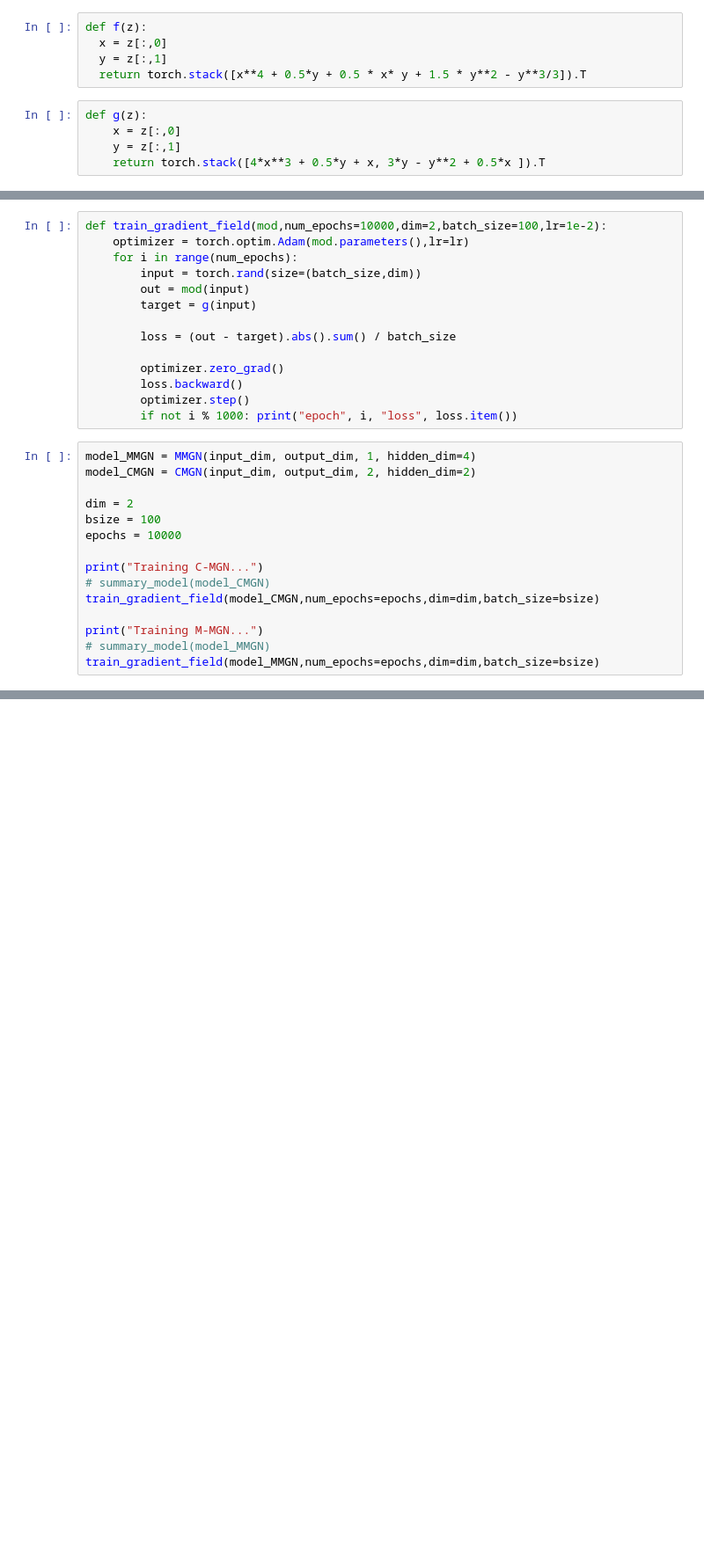
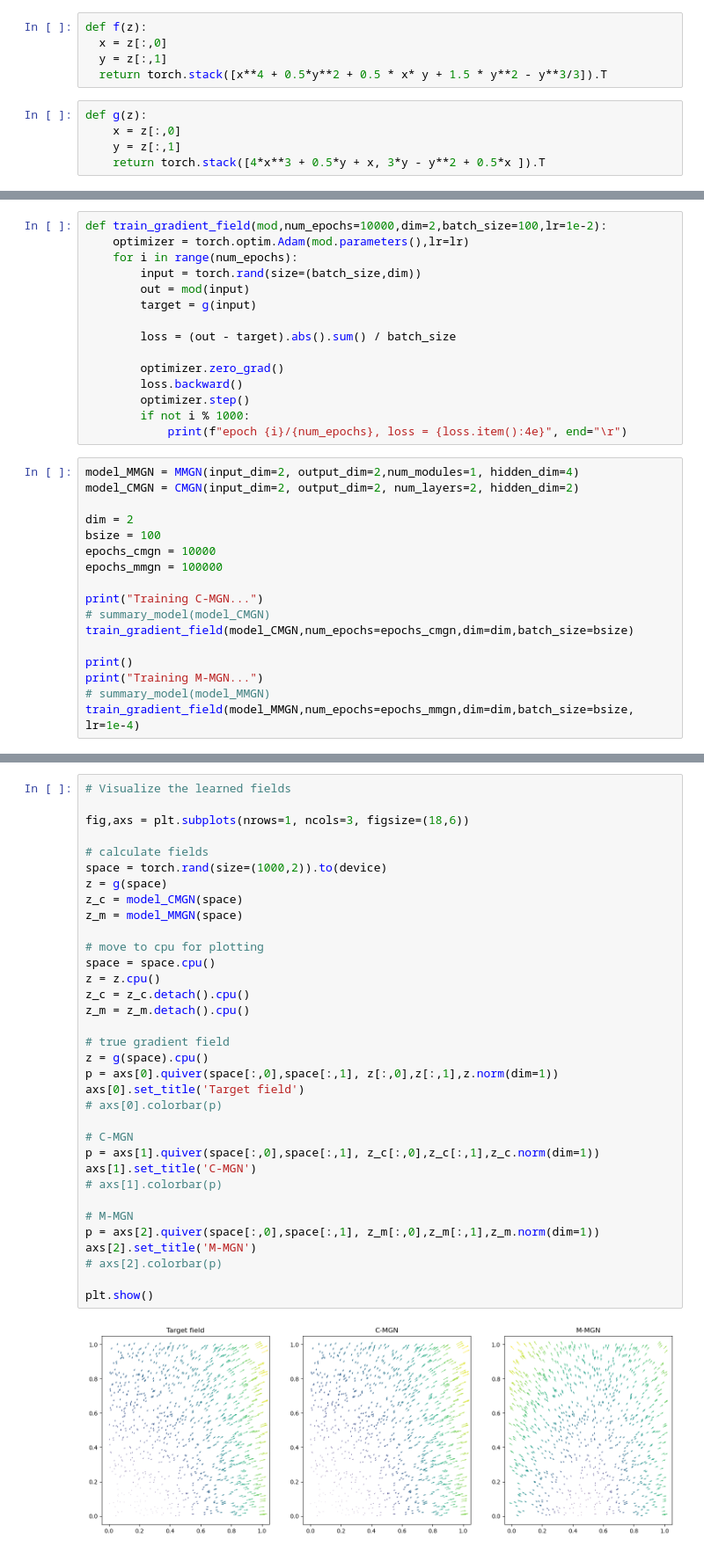
Before and after one commit to BenjaminDeporte/MVA_GenAI_FP_Learning_Gradients, a Jupyter notebook: notebooks/GenAI_FP.ipynb, the cells around one changed output, grey strips where cells are left out. Shown: that part at 88% size. Drawn from its saved outputs; the diff is of its cells as text; blank space fills up the shorter version.

```diff
--- a/notebooks/GenAI_FP.ipynb
+++ b/notebooks/GenAI_FP.ipynb
@@ -170,7 +162,7 @@ Training procedure from [2]:
 def f(z):
   x = z[:,0]
   y = z[:,1]
-  return torch.stack([x**4 + 0.5*y + 0.5 * x* y + 1.5 * y**2 - y**3/3]).T
+  return torch.stack([x**4 + 0.5*y**2 + 0.5 * x* y + 1.5 * y**2 - y**3/3]).T
 # %%
 def g(z):
     x = z[:,0]
@@ -201,21 +193,24 @@ def train_gradient_field(mod,num_epochs=10000,dim=2,batch_size=100,lr=1e-2):
         optimizer.zero_grad()
         loss.backward()
         optimizer.step()
-        if not i % 1000: print("epoch", i, "loss", loss.item())
+        if not i % 1000:
+            print(f"epoch {i}/{num_epochs}, loss = {loss.item():4e}", end="\r")
 # %%
-model_MMGN = MMGN(input_dim, output_dim, 1, hidden_dim=4)
-model_CMGN = CMGN(input_dim, output_dim, 2, hidden_dim=2)
+model_MMGN = MMGN(input_dim=2, output_dim=2,num_modules=1, hidden_dim=4)
+model_CMGN = CMGN(input_dim=2, output_dim=2, num_layers=2, hidden_dim=2)
 
 dim = 2
 bsize = 100
-epochs = 10000
+epochs_cmgn = 10000
+epochs_mmgn = 100000
 
 print("Training C-MGN...")
 # summary_model(model_CMGN)
-train_gradient_field(model_CMGN,num_epochs=epochs,dim=dim,batch_size=bsize)
+train_gradient_field(model_CMGN,num_epochs=epochs_cmgn,dim=dim,batch_size=bsize)
 
+print()
 print("Training M-MGN...")
 # summary_model(model_MMGN)
-train_gradient_field(model_MMGN,num_epochs=epochs,dim=dim,batch_size=bsize)
+train_gradient_field(model_MMGN,num_epochs=epochs_mmgn,dim=dim,batch_size=bsize, lr=1e-4)
 # %% [output]
 Training C-MGN...
@@ -240,3 +220,39 @@ epoch 9000 loss 0.4938979257591634
+# %%
+# Visualize the learned fields
+
+fig,axs = plt.subplots(nrows=1, ncols=3, figsize=(18,6))
+
+# calculate fields
+space = torch.rand(size=(1000,2)).to(device)
+z = g(space)
+z_c = model_CMGN(space)
+z_m = model_MMGN(space)
+
+# move to cpu for plotting
+space = space.cpu()
+z = z.cpu()
+z_c = z_c.detach().cpu()
+z_m = z_m.detach().cpu()
+
+# true gradient field
+z = g(space).cpu()
+p = axs[0].quiver(space[:,0],space[:,1], z[:,0],z[:,1],z.norm(dim=1))
+axs[0].set_title('Target field')
+# axs[0].colorbar(p)
+
+# C-MGN
+p = axs[1].quiver(space[:,0],space[:,1], z_c[:,0],z_c[:,1],z_c.norm(dim=1))
+axs[1].set_title('C-MGN')
+# axs[1].colorbar(p)
+
+# M-MGN
+p = axs[2].quiver(space[:,0],space[:,1], z_m[:,0],z_m[:,1],z_m.norm(dim=1))
+axs[2].set_title('M-MGN')
+# axs[2].colorbar(p)
+
+plt.show()
+# %% [output]
+[figure, added]
 # %% [markdown]
 ## 3. Optimal coupling
 We consider the classical Monge problem of transporting a gaussian distribution to another one under the Euclidian cost. Here we choose as in [1] the target distribution to be the standard gaussian one.
```
Also changed, not shown: parts of 9 cells of this notebook.
